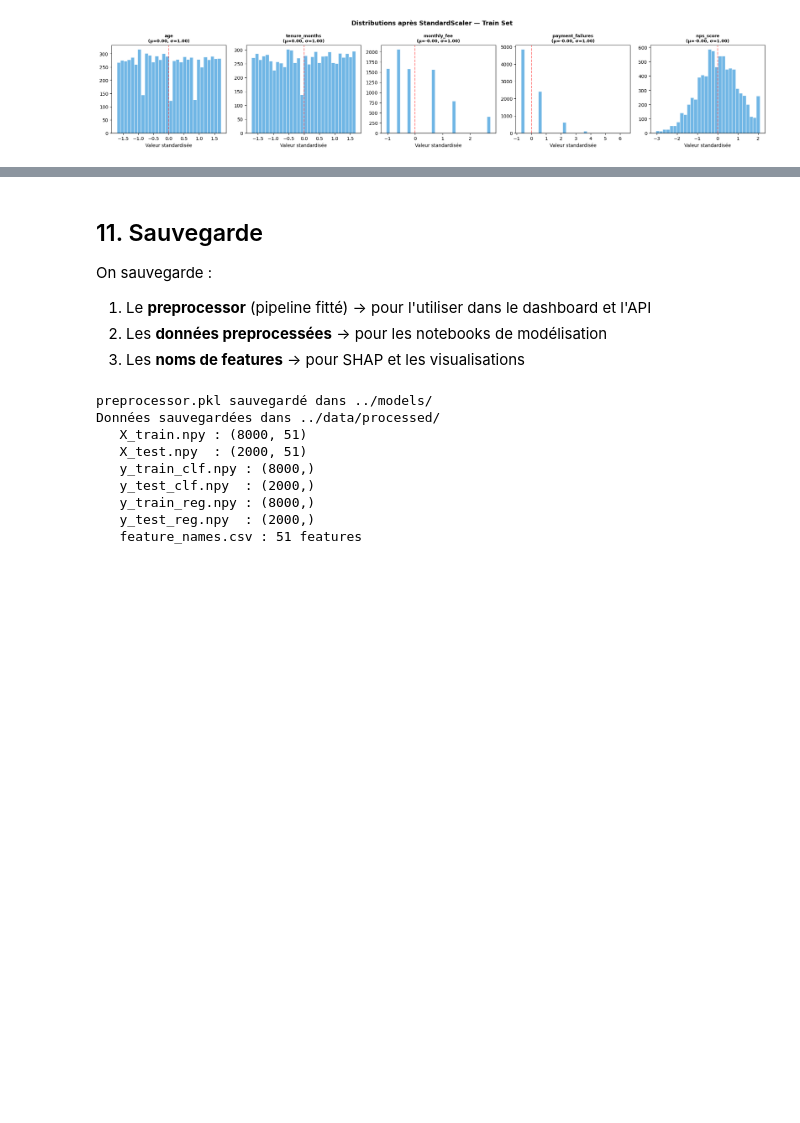
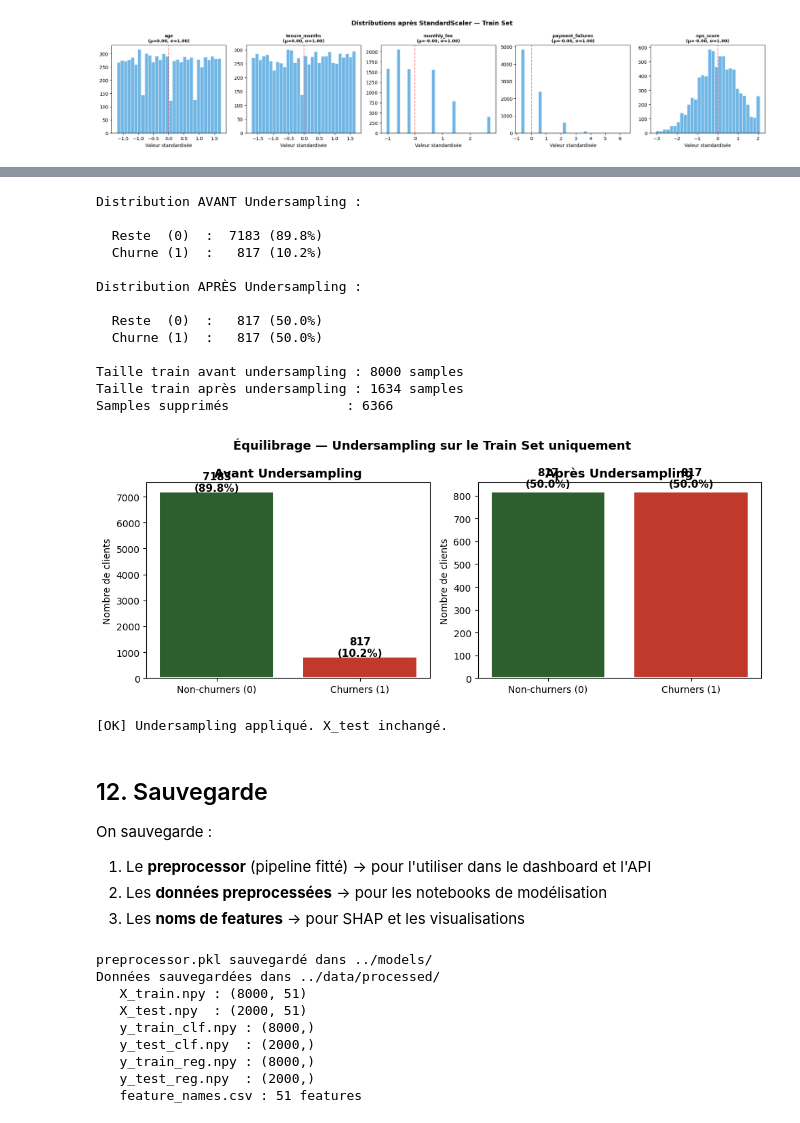
Before and after one commit to ErvinGoby23/projet-data-science, a Jupyter notebook: notebooks/preprocessing.ipynb, the cells around one changed output, grey strips where cells are left out. Drawn from its saved outputs; the diff is of its cells as text; code cells hidden in the pictures; blank space fills up the shorter version.

```diff
--- a/notebooks/preprocessing.ipynb
+++ b/notebooks/preprocessing.ipynb
@@ -404,5 +411,76 @@ plt.show()
+# %%
+# ============================================================
+# GESTION DU DÉSÉQUILIBRE — UNDERSAMPLING
+# ============================================================
+
+n0_before = int(np.sum(y_train_clf == 0))
+n1_before = int(np.sum(y_train_clf == 1))
+total_before = n0_before + n1_before
+
+print('Distribution AVANT Undersampling :')
+print()
+print(f'  Reste  (0)  : {n0_before:>5} ({n0_before/total_before*100:.1f}%)')
+print(f'  Churne (1)  : {n1_before:>5} ({n1_before/total_before*100:.1f}%)')
+
+# Application du RandomUnderSampler
+rus = RandomUnderSampler(random_state=RANDOM_STATE)
+X_train_under, y_train_clf_under = rus.fit_resample(X_train, y_train_clf)
+
+n0_after = int(np.sum(y_train_clf_under == 0))
+n1_after = int(np.sum(y_train_clf_under == 1))
+total_after = n0_after + n1_after
+
+print()
+print('Distribution APRÈS Undersampling :')
+print()
+print(f'  Reste  (0)  : {n0_after:>5} ({n0_after/total_after*100:.1f}%)')
+print(f'  Churne (1)  : {n1_after:>5} ({n1_after/total_after*100:.1f}%)')
+print()
+print(f'Taille train avant undersampling : {total_before} samples')
+print(f'Taille train après undersampling : {total_after} samples')
+print(f'Samples supprimés               : {total_before - total_after}')
+
+# Visualisation
+fig, axes = plt.subplots(1, 2, figsize=(10, 4))
+
+for ax, vals, title in zip(
+    axes,
+    [[n0_before, n1_before], [n0_after, n1_after]],
+    ['Avant Undersampling', 'Après Undersampling']
+):
+    ax.bar(['Non-churners (0)', 'Churners (1)'], vals,
+           color=['#2C5F2D', '#C0392B'], edgecolor='white', linewidth=1.5)
+    ax.set_title(title, fontweight='bold', fontsize=13)
+    ax.set_ylabel('Nombre de clients')
+    total = sum(vals)
+    for i, v in enumerate(vals):
+        ax.text(i, v + 20, f'{v}\n({v/total*100:.1f}%)',
+                ha='center', fontsize=11, fontweight='bold')
+
+plt.suptitle('Équilibrage — Undersampling sur le Train Set uniquement',
+             fontsize=13, fontweight='bold')
+plt.tight_layout()
+plt.show()
+
+print('[OK] Undersampling appliqué. X_test inchangé.')
+# %% [output]
+Distribution AVANT Undersampling :
+
+  Reste  (0)  :  7183 (89.8%)
+  Churne (1)  :   817 (10.2%)
+
+Distribution APRÈS Undersampling :
+
+  Reste  (0)  :   817 (50.0%)
+  Churne (1)  :   817 (50.0%)
+
+Taille train avant undersampling : 8000 samples
+Taille train après undersampling : 1634 samples
+Samples supprimés               : 6366
+[figure, added]
+[OK] Undersampling appliqué. X_test inchangé.
 # %% [markdown]
-## 11. Sauvegarde
+## 12. Sauvegarde
 
 On sauvegarde :
 1. Le **preprocessor** (pipeline fitté) → pour l'utiliser dans le dashboard et l'API
```
Also changed, not shown: parts of 5 cells of this notebook, 16 other files.
